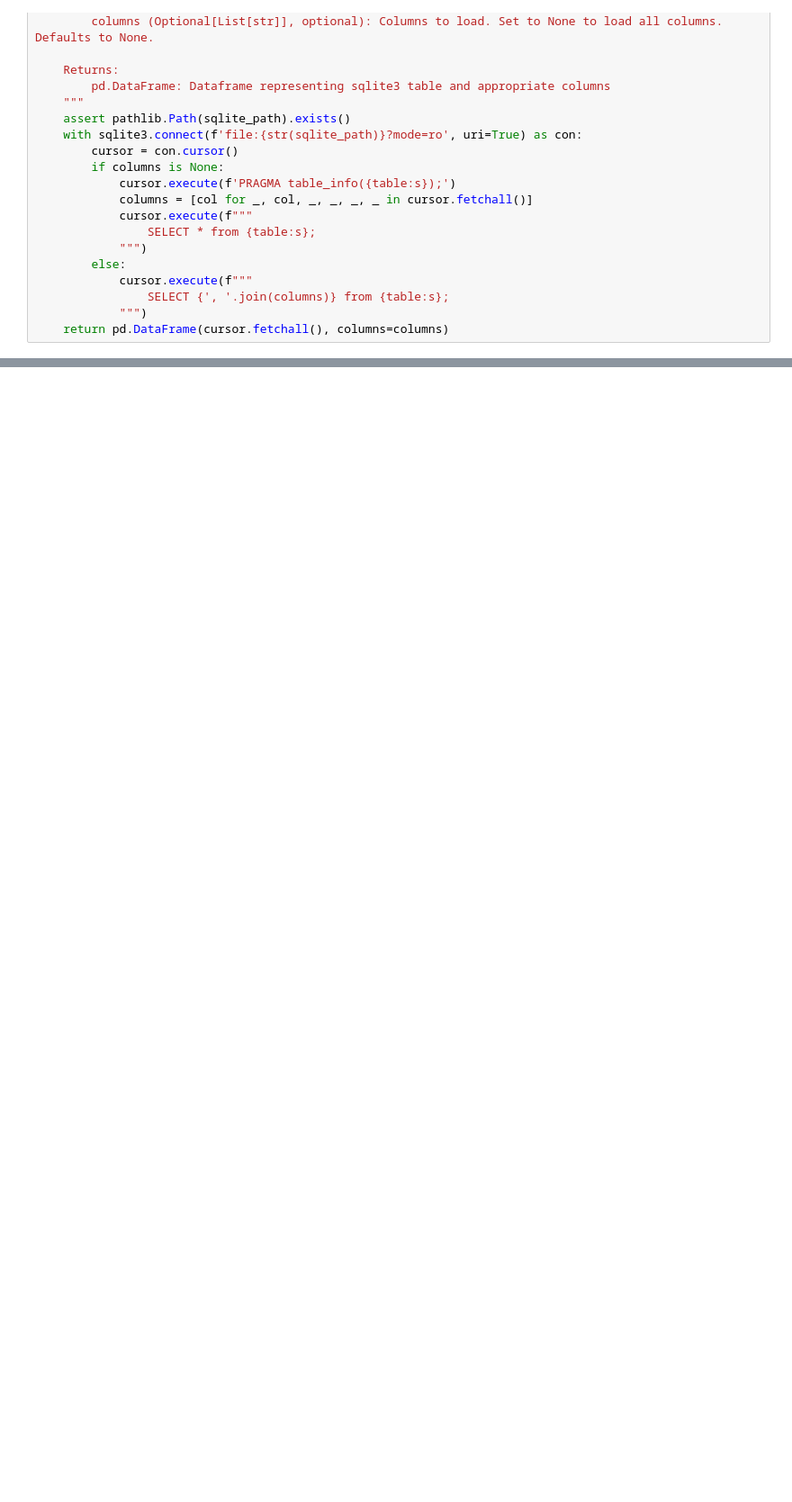
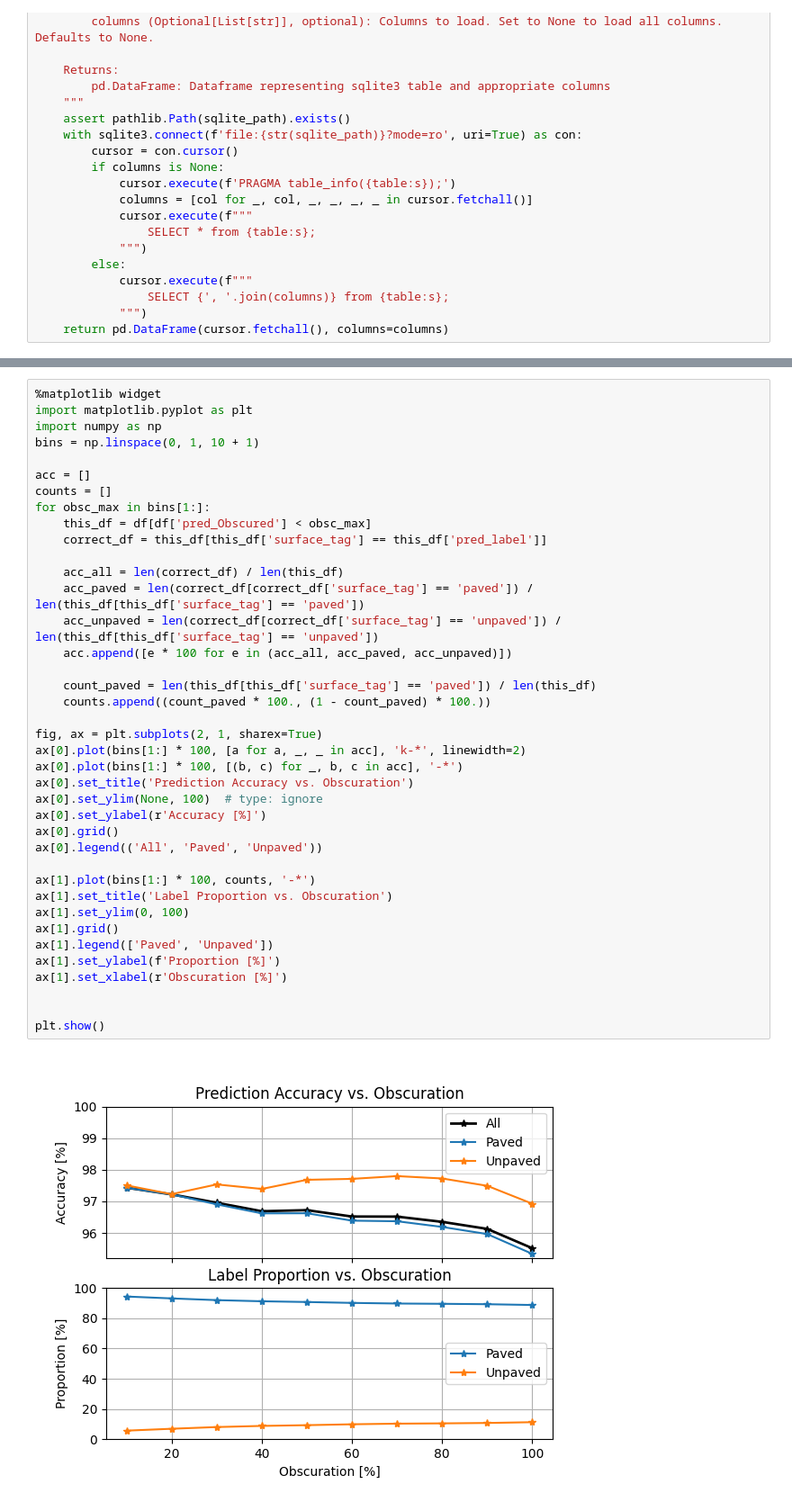
Before and after one commit to jdalrym2/road_surface_classifier, a Jupyter notebook: inference/inf_metrics.ipynb, the cells around one changed output, grey strips where cells are left out. Shown at 90% size. Cells and saved outputs as stored; diff of their text form; blank space fills up the shorter version.

```diff
--- a/inference/inf_metrics.ipynb
+++ b/inference/inf_metrics.ipynb
@@ -92,0 +112,41 @@ plt.show()
+# %%
+%matplotlib widget
+import matplotlib.pyplot as plt
+import numpy as np
+bins = np.linspace(0, 1, 10 + 1)
+
+acc = []
+counts = []
+for obsc_max in bins[1:]:
+    this_df = df[df['pred_Obscured'] < obsc_max]
+    correct_df = this_df[this_df['surface_tag'] == this_df['pred_label']]
+
+    acc_all = len(correct_df) / len(this_df)
+    acc_paved = len(correct_df[correct_df['surface_tag'] == 'paved']) / len(this_df[this_df['surface_tag'] == 'paved'])
+    acc_unpaved = len(correct_df[correct_df['surface_tag'] == 'unpaved']) / len(this_df[this_df['surface_tag'] == 'unpaved'])
+    acc.append([e * 100 for e in (acc_all, acc_paved, acc_unpaved)])
+
+    count_paved = len(this_df[this_df['surface_tag'] == 'paved']) / len(this_df)
+    counts.append((count_paved * 100., (1 - count_paved) * 100.))
+
+fig, ax = plt.subplots(2, 1, sharex=True)
+ax[0].plot(bins[1:] * 100, [a for a, _, _ in acc], 'k-*', linewidth=2)
+ax[0].plot(bins[1:] * 100, [(b, c) for _, b, c in acc], '-*')
+ax[0].set_title('Prediction Accuracy vs. Obscuration')
+ax[0].set_ylim(None, 100)  # type: ignore
+ax[0].set_ylabel(r'Accuracy [%]')
+ax[0].grid()
+ax[0].legend(('All', 'Paved', 'Unpaved'))
+
+ax[1].plot(bins[1:] * 100, counts, '-*')
+ax[1].set_title('Label Proportion vs. Obscuration')
+ax[1].set_ylim(0, 100)
+ax[1].grid()
+ax[1].legend(['Paved', 'Unpaved'])
+ax[1].set_ylabel(f'Proportion [%]')
+ax[1].set_xlabel(r'Obscuration [%]')
+
+
+plt.show()
+# %% [output]
+[figure, added]
```
Also changed, not shown: parts of 3 cells of this notebook, 6 other files.
